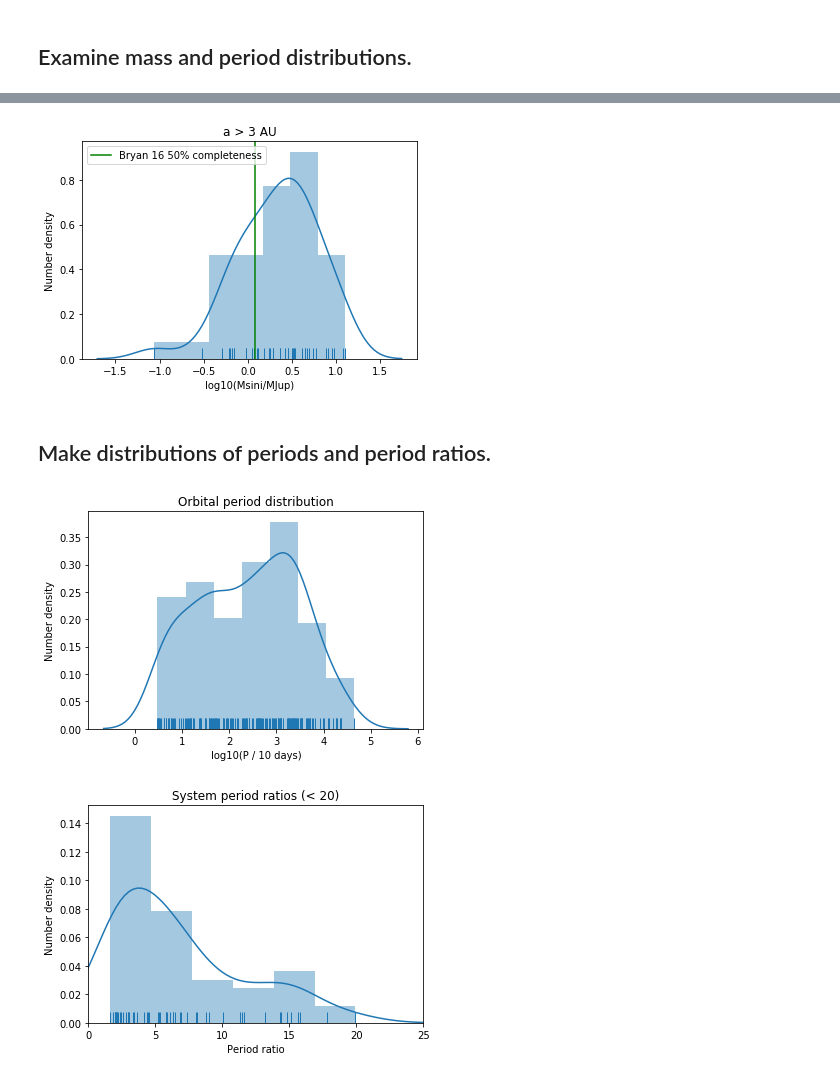
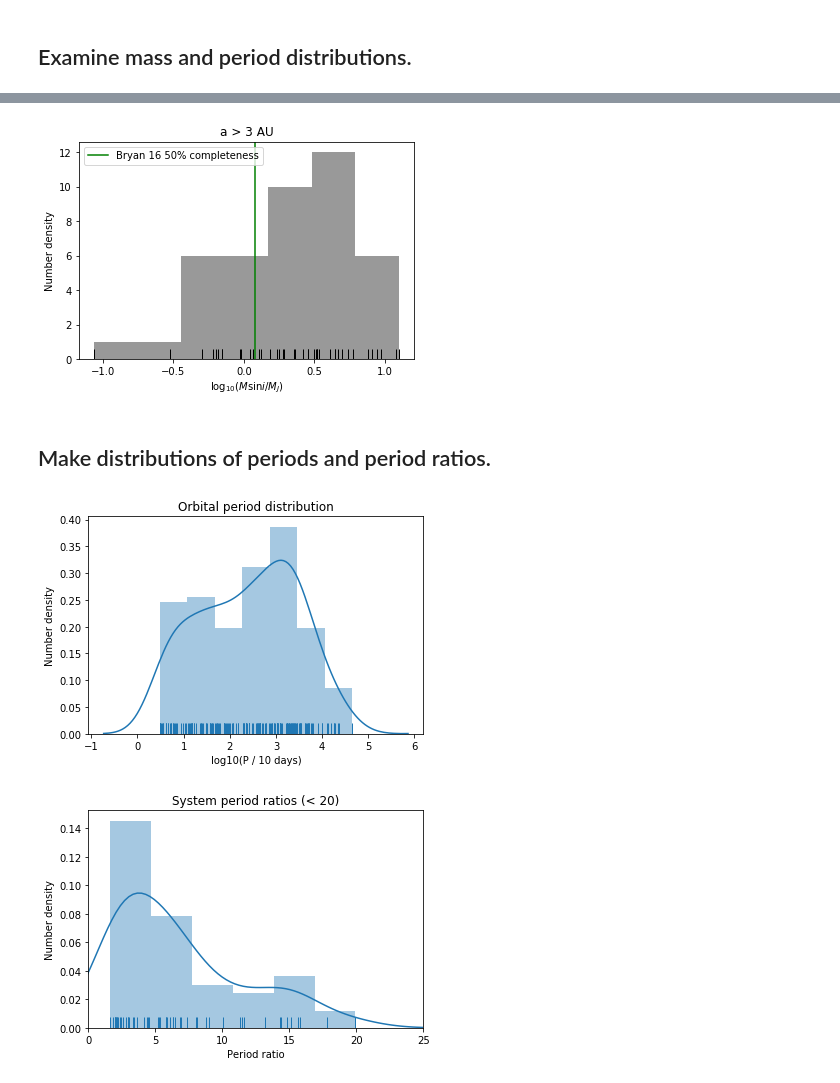
Before and after one commit to leerosenthalj/CLSI, a Jupyter notebook: Notebook_Statistics.ipynb, the cells around one changed output, grey strips where cells are left out. Cells and saved outputs as stored; diff of their text form; code cells hidden in the pictures.

```diff
--- a/Notebook_Statistics.ipynb
+++ b/Notebook_Statistics.ipynb
@@ -714,0 +755,2 @@ fig.savefig('analysis_plots/eccentricity_histogram_big_noncirc.pdf')
+# %%
+masses_planet['e_width'] = 0.5*(masses_planet['e_plus'] - masses_planet['e_minus'])
@@ -1355,17 +1494,18 @@ figmid.savefig('planet_candidates/middle_histogram.pdf')
 # %%
 mfar = masses_far.mass
 thresh_far = np.log10(1.2) #50% completeness threshold
 
-axfar = sns.distplot(np.log10(mfar), rug=True)
+axfar = sns.distplot(np.log10(mfar), rug=True, kde=False, color='black')
 axfar.axvline(thresh_far, c='g', label='Bryan 16 50% completeness')
-axfar.set(xlabel='log10(Msini/MJup)', ylabel='Number density')
+axfar.set(xlabel=r'$\mathrm{log}_{10}(M\mathrm{sin}i/M_J)$',
+          ylabel='Number density')
 axfar.set_title('a > 3 AU')
 axfar.legend()
 
 figfar = axfar.get_figure()
 figfar.savefig('planet_candidates/far_histogram.pdf')
 # %% [output]
-[figure, old version]
+[figure, new version]
 # %% [markdown]
 ## Make distributions of periods and period ratios.
 # %%
@@ -1377,7 +1517,7 @@ axper.set_title('Orbital period distribution')
 figper = axper.get_figure()
 figper.savefig('planet_candidates/period_histogram.pdf')
 # %% [output]
-[figure, old version]
+[figure, new version]
 # %%
 def period_ratios(pers):
     ratios = []
```
Also changed, not shown: parts of 39 cells of this notebook, 4 other files.
